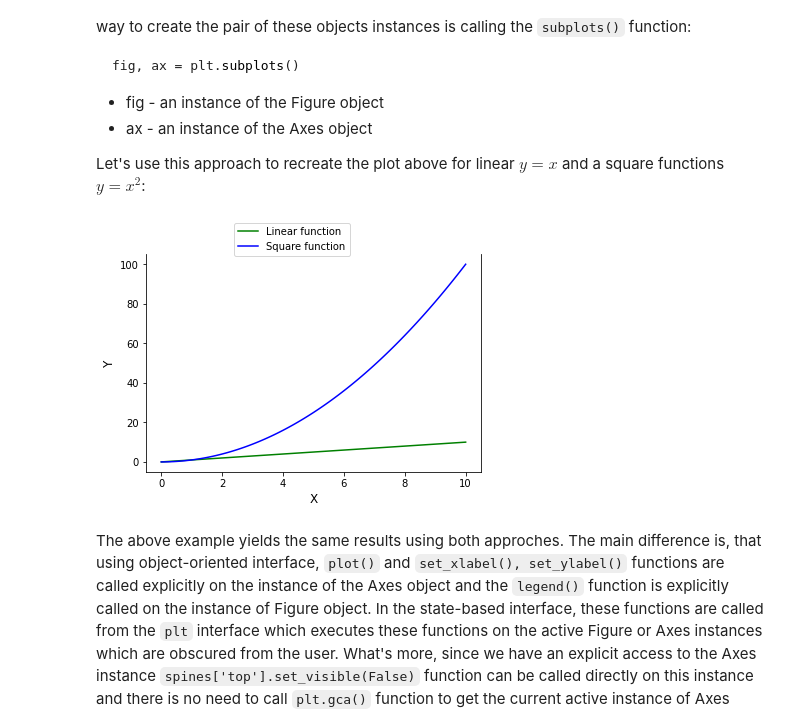
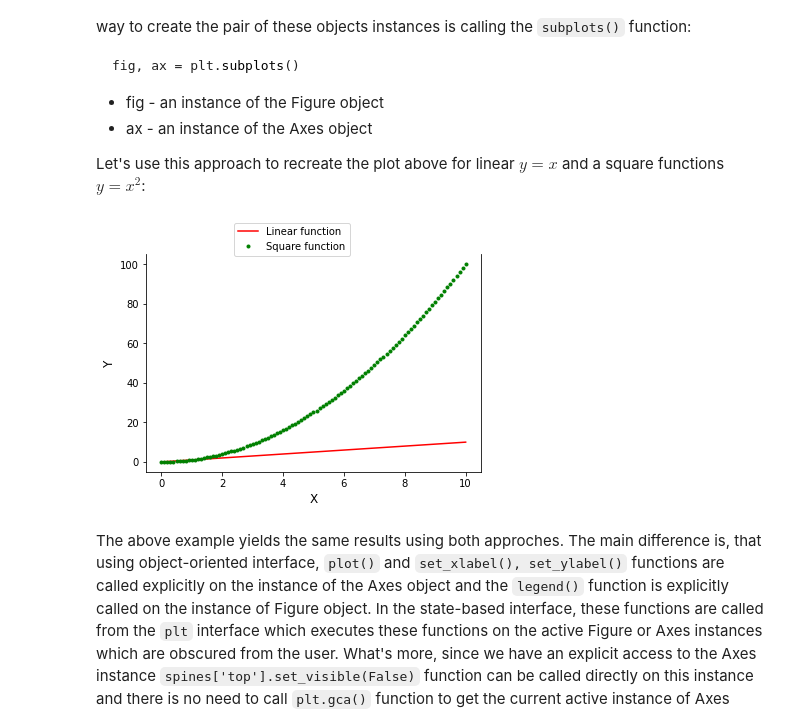
Before and after one commit to przemekbil/FoDA_2021, a Jupyter notebook: pyplot.ipynb, the cells around one changed output. Drawn from its saved outputs; the diff is of its cells as text; code cells hidden in the pictures.

````diff
--- a/pyplot.ipynb
+++ b/pyplot.ipynb
@@ -100,0 +90,26 @@ plt.show()
+# %%
+# initialize X and Y1 for linear function and Y2 values for the square function
+x = np.linspace(0, 10, 101)
+y1 = x
+y2 = np.power(x, 2)
+
+
+# plot both function
+plt.plot(x, y1, 'r-')         # use red line for linear function
+plt.plot(x, y2, 'g.')         # use green dots for the square function
+
+# Set the X axis label
+plt.xlabel('X', fontsize=12)
+# Set the Y axis label
+plt.ylabel('Y', fontsize=12)
+
+# Add the legend
+plt.legend(['Linear function', 'Square function'], loc='upper center')
+
+# Set the top Spine to invisible
+# Access to Artists attached to the current active instance of Axes
+# is possible using gca() - 'get current axes' method
+plt.gca().spines['top'].set_visible(False)
+
+# visualize the plot
+plt.show()
@@ -116,27 +135,27 @@ Let's use this approach to recreate the plot above for linear $y=x$ and a square
 # %%
 # initialize an instances of Figure and Axes objects
 fig, ax = plt.subplots()
 
 # Set the labels on the Axes instance
 ax.set_xlabel('X', fontsize=12)
 ax.set_ylabel('Y', fontsize=12)
 
 # Plot the data onto the Axes instance
-ax.plot(x, y1, 'g-')
-ax.plot(x, y2, 'b-')
+ax.plot(x, y1, 'r-')
+ax.plot(x, y2, 'g.')
 
 # Add the Legend Artist to the Figure instance
 fig.legend(['Linear function', 'Square function'], loc='upper center')
 
 # Set the top Spine in both Axes to invisible
 # This is much cleaner way of accessing Spine objects comparing to the
 # State-based interface method: plt.gca().spines['top'].set_visible(False)
 ax.spines['top'].set_visible(False)
 
 # Show the plot
 plt.show()
 # %% [output]
-[figure, old version]
+[figure, new version]
 # %% [markdown]
 The above example yields the same results using both approches. The main difference is, that using object-oriented interface, ```plot()``` and ```set_xlabel(), set_ylabel()``` functions are called explicitly on the instance of the Axes object and the ```legend()``` function is explicitly called on the instance of Figure object. In the state-based interface, these functions are called from the ```plt``` interface which executes these functions on the active Figure or Axes instances which are obscured from the user. What's more, since we have an explicit access to the Axes instance ```spines['top'].set_visible(False)``` function can be called  directly on this instance and there is no need to call ```plt.gca()``` function to get the current active instance of Axes object like in the state based interface. This is much cleaner way of accessing the elements of the Axes, especially when working with more than one Axes instances in one Figure.
 
````
Also changed, not shown: parts of 6 cells of this notebook.
